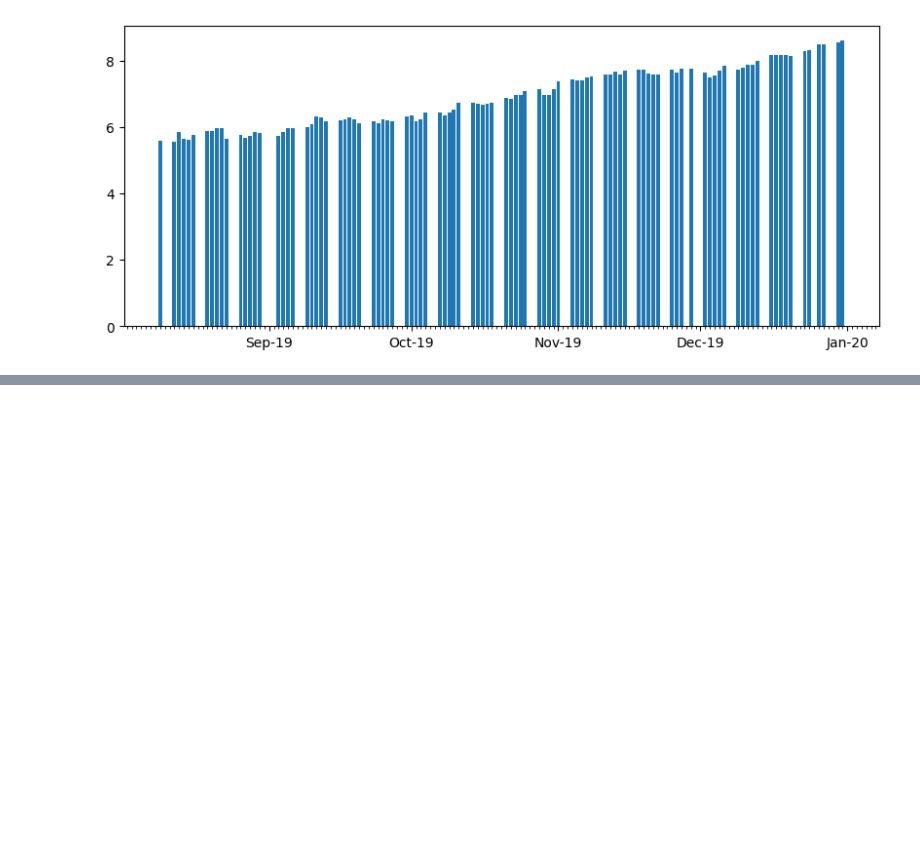
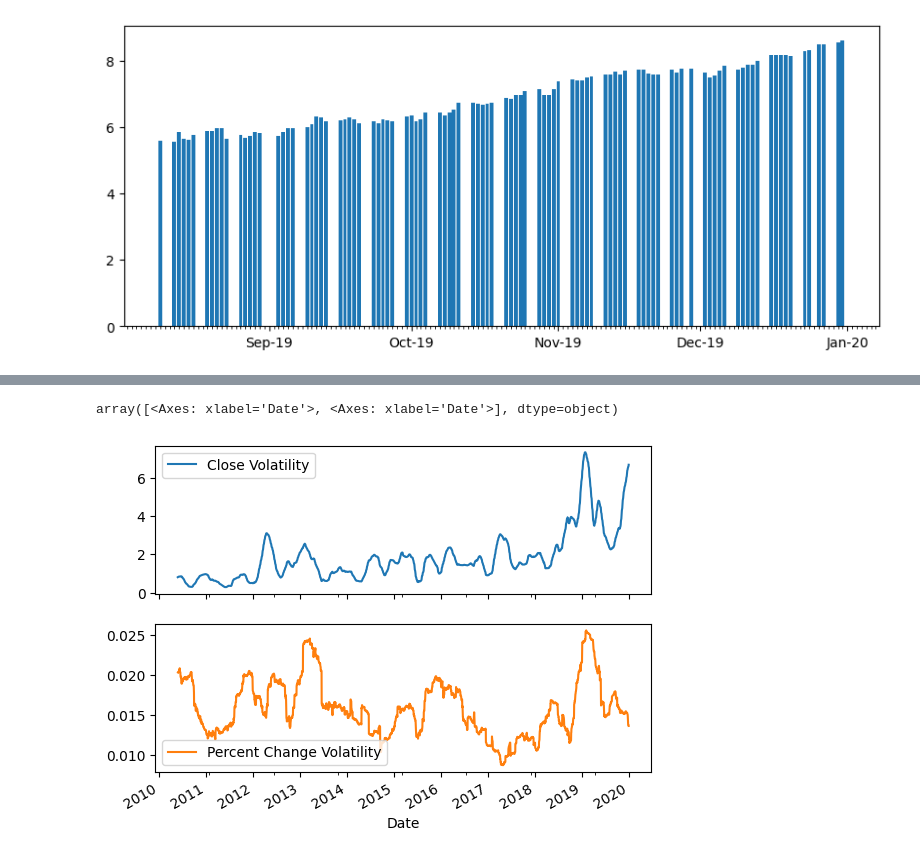
Before and after one commit to matyas-gyu/learning_finance, a Jupyter notebook: learning_finance.ipynb, the cells around one changed output, grey strips where cells are left out. Drawn from its saved outputs; the diff is of its cells as text; code cells hidden in the pictures; blank space fills up the shorter version.

Commit message:
Updated volatility calcs

```diff
--- a/learning_finance.ipynb
+++ b/learning_finance.ipynb
@@ -402 +401,18 @@ Name: Close, Length: 100, dtype: float64
 2516 rows × 7 columns
+# %%
+#Can also take a rolling std of some amount of values
+#Take from the fifth value onwards
+#can plot these on seperate graphs when subplots = True
+
+(aapl
+ .assign(CloseStd=aapl.Close.rolling(100).std())
+ .rename(columns = {'CloseStd' : 'Close Volatility'})
+ .assign(PerStd = aapl.Close.pct_change().rolling(100).std())
+ .rename(columns = {'PerStd' : 'Percent Change Volatility'})
+ .iloc[5:]
+ .iloc[:, -2:]
+ .plot(subplots=True)
+ )
+# %% [output]
+array([<Axes: xlabel='Date'>, <Axes: xlabel='Date'>], dtype=object)
+[figure, added]
```
Also changed, not shown: parts of 9 cells of this notebook.
